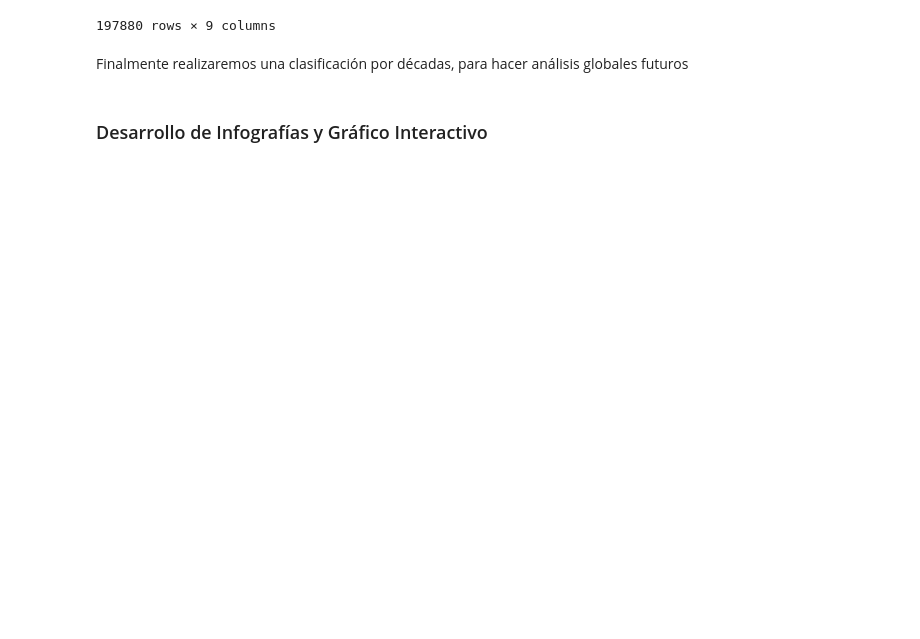
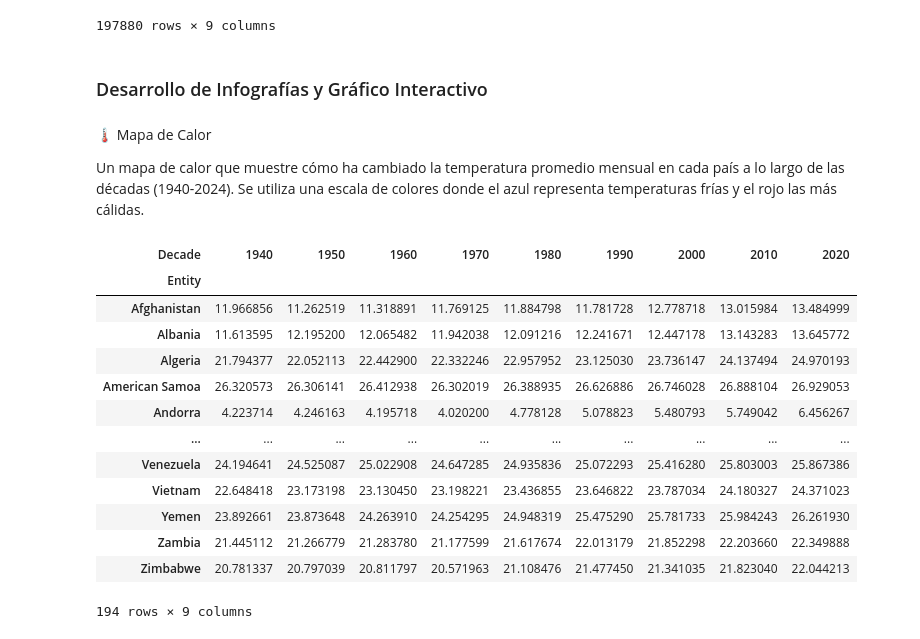
Before and after one commit to Daniela-Toro/80-years-of-change-in-global-temperature, a Jupyter notebook: Toro_Daniela_Code.ipynb, the cells around one changed output. Cells and saved outputs as stored; diff of their text form; code cells hidden in the pictures; blank space fills up the shorter version.

Commit message:
creating a heatmap

```diff
--- a/Toro_Daniela_Code.ipynb
+++ b/Toro_Daniela_Code.ipynb
@@ -151,7 +153,27 @@ df_temp_country
 | 198898 | Zimbabwe | ZWE | 2024 | November | 2020 | 25.672321 | 22.921250 | Africa | ... |
 | 198899 | Zimbabwe | ZWE | 2024 | December | 2020 | 27.019161 | 22.921250 | Africa | ... |
 197880 rows × 9 columns
-# %% [markdown]
-Finalmente realizaremos una clasificación por décadas, para hacer análisis globales futuros
 # %% [markdown]
 ### Desarrollo de Infografías y Gráfico Interactivo
+# %% [markdown]
+🌡️ Mapa de Calor
+
+Un mapa de calor que muestre cómo ha cambiado la temperatura promedio mensual en cada país a lo largo de las décadas (1940-2024). Se utiliza una escala de colores donde el azul representa temperaturas frías y el rojo las más cálidas.
+# %%
+heatmap_data = df_temp_country.pivot_table(index='Entity', columns='Decade', values='AVG_monthly_surface_temperature', aggfunc='mean')
+heatmap_data
+# %% [output]
+| Decade | 1940 | 1950 | 1960 | 1970 | 1980 | 1990 | 2000 | 2010 | 2020 |
+| Entity |  |  |  |  |  |  |  |  |  |
+| Afghanistan | 11.966856 | 11.262519 | 11.318891 | 11.769125 | 11.884798 | 11.781728 | 12.778718 | 13.015984 | 13.484999 |
+| Albania | 11.613595 | 12.195200 | 12.065482 | 11.942038 | 12.091216 | 12.241671 | 12.447178 | 13.143283 | 13.645772 |
+| Algeria | 21.794377 | 22.052113 | 22.442900 | 22.332246 | 22.957952 | 23.125030 | 23.736147 | 24.137494 | 24.970193 |
+| American Samoa | 26.320573 | 26.306141 | 26.412938 | 26.302019 | 26.388935 | 26.626886 | 26.746028 | 26.888104 | 26.929053 |
+| Andorra | 4.223714 | 4.246163 | 4.195718 | 4.020200 | 4.778128 | 5.078823 | 5.480793 | 5.749042 | 6.456267 |
+| ... | ... | ... | ... | ... | ... | ... | ... | ... | ... |
+| Venezuela | 24.194641 | 24.525087 | 25.022908 | 24.647285 | 24.935836 | 25.072293 | 25.416280 | 25.803003 | 25.867386 |
+| Vietnam | 22.648418 | 23.173198 | 23.130450 | 23.198221 | 23.436855 | 23.646822 | 23.787034 | 24.180327 | 24.371023 |
+| Yemen | 23.892661 | 23.873648 | 24.263910 | 24.254295 | 24.948319 | 25.475290 | 25.781733 | 25.984243 | 26.261930 |
+| Zambia | 21.445112 | 21.266779 | 21.283780 | 21.177599 | 21.617674 | 22.013179 | 21.852298 | 22.203660 | 22.349888 |
+| Zimbabwe | 20.781337 | 20.797039 | 20.811797 | 20.571963 | 21.108476 | 21.477450 | 21.341035 | 21.823040 | 22.044213 |
+194 rows × 9 columns
```
Also changed, not shown: parts of 5 cells of this notebook, 5 other files.
